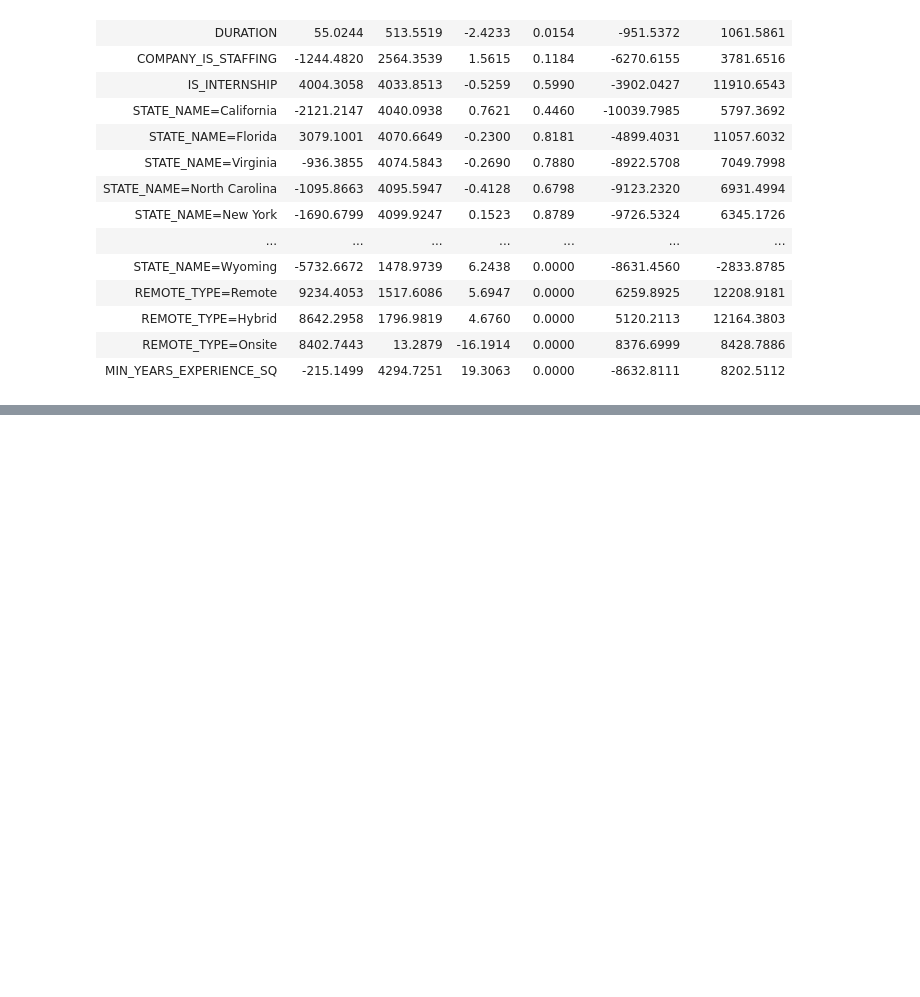
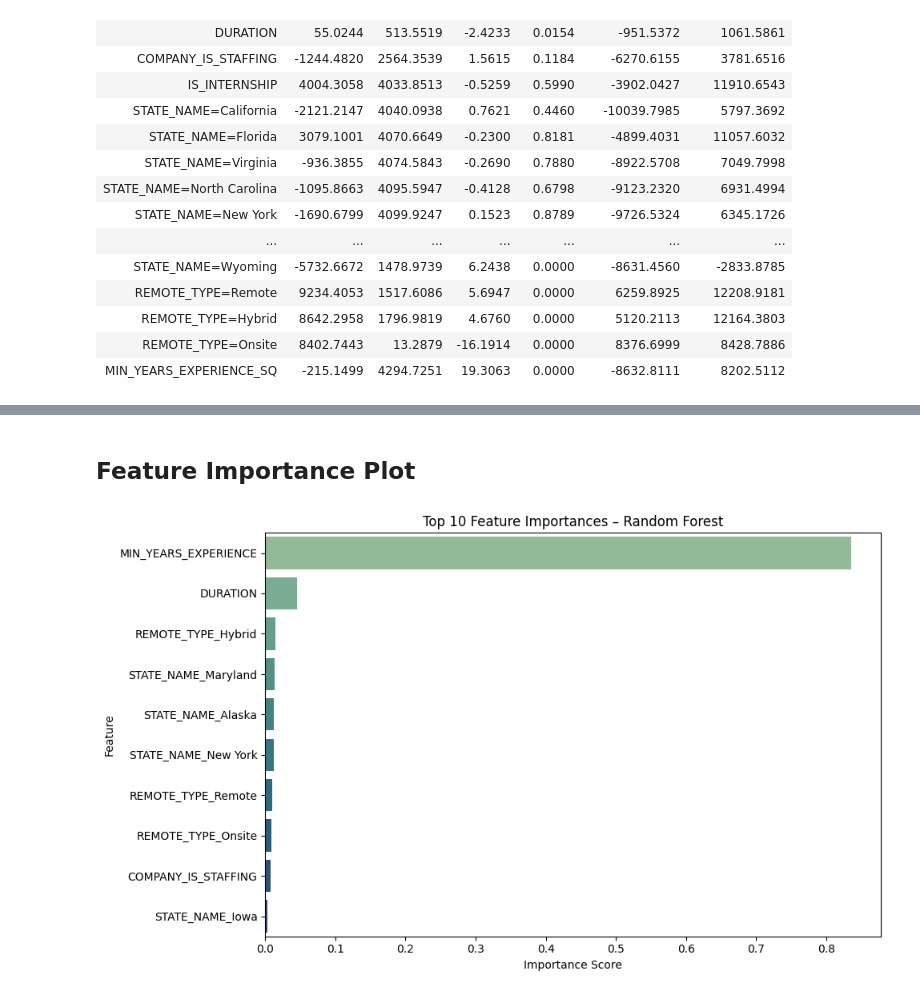
Before and after one commit to met-ad-688/assignment-04-vivwang-code, a Jupyter notebook: assignment04-viviwang.ipynb, the cells around one changed output, grey strips where cells are left out. Saved outputs shown, nothing was run; the diff lists cells and outputs as text; code cells hidden in the pictures; blank space fills up the shorter version.

Commit message:
Add random forest regressor and plot top 10 features

```diff
--- a/assignment04-viviwang.ipynb
+++ b/assignment04-viviwang.ipynb
@@ -616,0 +619,11 @@ Overall, the model confirms that experience and work location type are key drive
+# %%
+#| eval: true
+#| echo: false
+#| fig-align: center
+
+# Split Data
+data_train, data_test = data.randomSplit([0.8, 0.2], seed=42)
+
+print((data.count(), len(data.columns)))
+print((data_train.count(), len(data_train.columns)))
+print((data_test.count(), len(data_test.columns)))
@@ -616,0 +675,64 @@ Overall, the model confirms that experience and work location type are key drive
+# %% [markdown]
+## Feature Importance Plot
+# %%
+# Expand feature names with one-hot encoded categories
+def get_expanded_feature_names(data, base_feature_names):
+    """
+    Expands feature names to include individual one-hot encoded categories
+    """
+    expanded_names = []
+
+    for feature in base_feature_names:
+        if feature.endswith("_vec"):
+            # This is a one-hot encoded feature
+            original_col = feature.replace("_vec", "")
+            # Get the size of the vector (number of categories)
+            sample_row = data.select(feature).first()
+            vec_size = len(sample_row[0])
+
+            # Get distinct values from the original column
+            categories = data.select(original_col).distinct().rdd.flatMap(lambda x: x).collect()
+            categories = sorted(categories)[:vec_size]
+
+            # Add each category as a separate feature name
+            for category in categories:
+                expanded_names.append(f"{original_col}_{category}")
+        else:
+            # Regular numeric feature
+            expanded_names.append(feature)
+
+    return expanded_names
+
+# Get feature names from assembler
+base_feature_names = assembler_base.getInputCols()
+
+# Expand feature names to match the actual feature vector
+expanded_feature_names = get_expanded_feature_names(data, base_feature_names)
+
+# Extract feature importances
+importances = rf_model.featureImportances.toArray()
+
+# Create DataFrame for plotting
+importance_df = pd.DataFrame({
+    "Feature": expanded_feature_names,
+    "Importance": importances
+}).sort_values("Importance", ascending=False)
+
+# Plot top 10
+plt.figure(figsize=(10, 6))
+sns.barplot(
+    data=importance_df.head(10),
+    x="Importance",
+    y="Feature",
+    hue="Feature",
+    palette="crest",
+    legend=False
+)
+plt.title("Top 10 Feature Importances – Random Forest")
+plt.xlabel("Importance Score")
+plt.ylabel("Feature")
+plt.tight_layout()
+plt.savefig("output/rf_feature_importance.png")
+plt.show()
+# %% [output]
+[figure, added]
```
Also changed, not shown: parts of 4 cells of this notebook, 3 other files.
